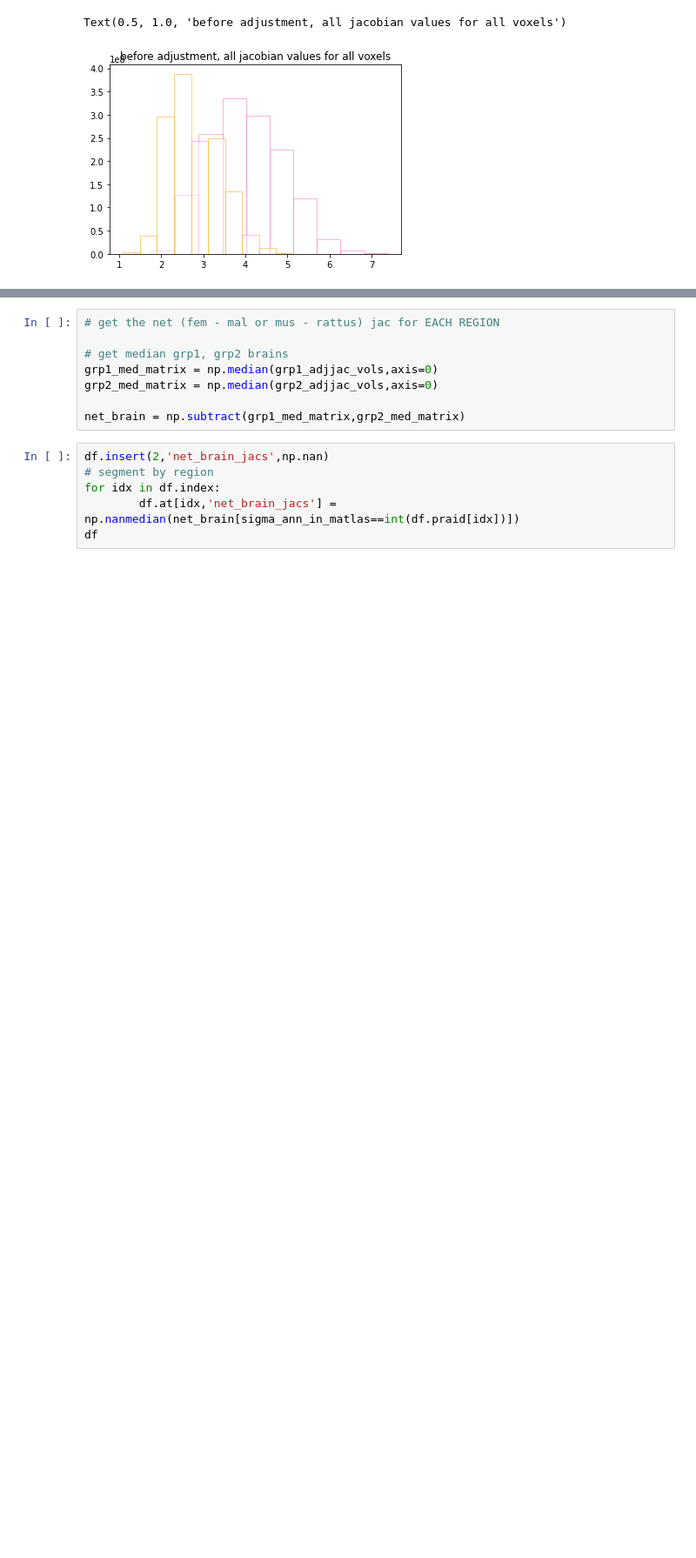
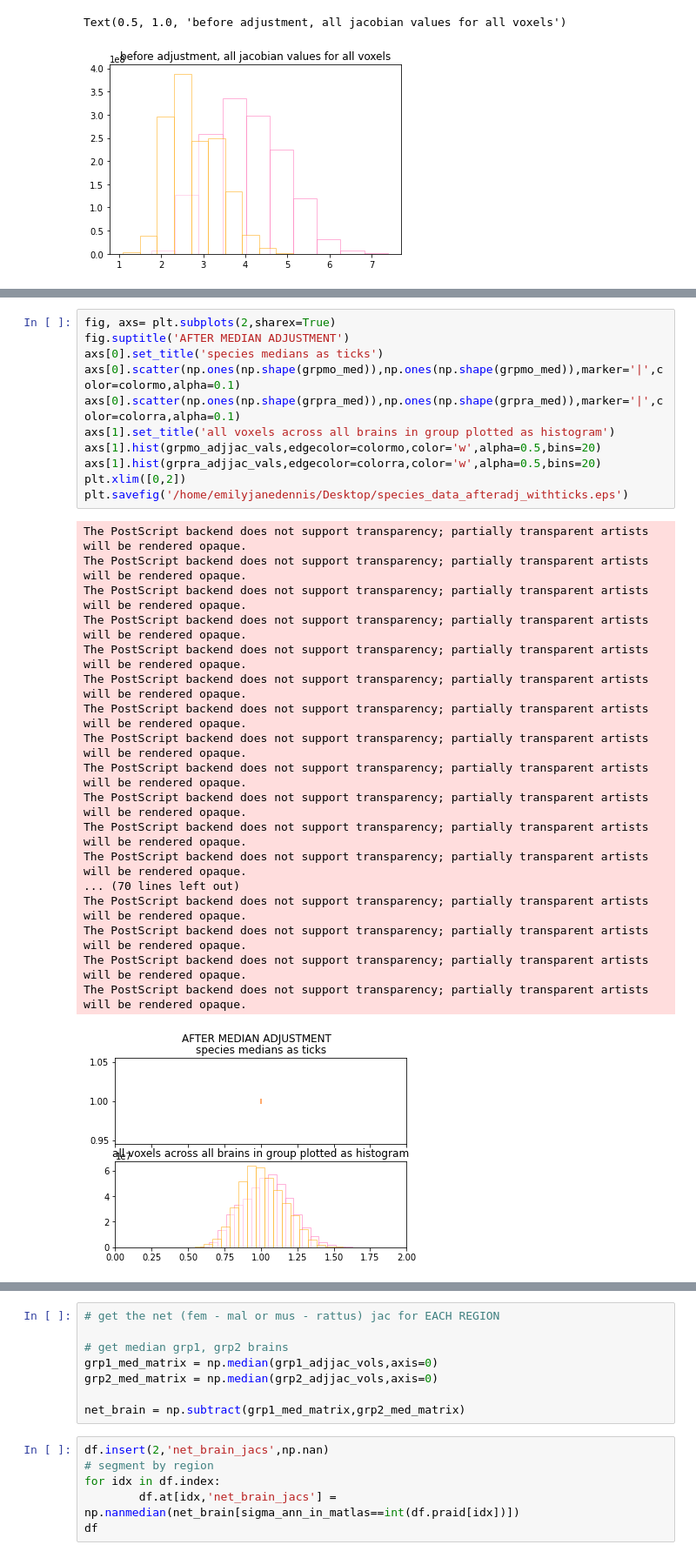
Before and after one commit to emilyjanedennis/PRA, a Jupyter notebook: notebooks/misc/net_jac_net_defo.ipynb, the cells around one changed output, grey strips where cells are left out. Shown at 87% size. Drawn from its saved outputs; the diff is of its cells as text; blank space fills up the shorter version.

```diff
--- a/notebooks/misc/net_jac_net_defo.ipynb
+++ b/notebooks/misc/net_jac_net_defo.ipynb
@@ -114,0 +310,30 @@ Text(0.5, 1.0, 'median values for each volume')
+# %%
+fig, axs= plt.subplots(2,sharex=True)
+fig.suptitle('AFTER MEDIAN ADJUSTMENT')
+axs[0].set_title('species medians as ticks')
+axs[0].scatter(np.ones(np.shape(grpmo_med)),np.ones(np.shape(grpmo_med)),marker='|',color=colormo,alpha=0.1)
+axs[0].scatter(np.ones(np.shape(grpra_med)),np.ones(np.shape(grpra_med)),marker='|',color=colorra,alpha=0.1)
+axs[1].set_title('all voxels across all brains in group plotted as histogram')
+axs[1].hist(grpmo_adjjac_vals,edgecolor=colormo,color='w',alpha=0.5,bins=20)
+axs[1].hist(grpra_adjjac_vals,edgecolor=colorra,color='w',alpha=0.5,bins=20)
+plt.xlim([0,2])
+plt.savefig('/home/emilyjanedennis/Desktop/species_data_afteradj_withticks.eps')
+# %% [output]
+The PostScript backend does not support transparency; partially transparent artists will be rendered opaque.
+The PostScript backend does not support transparency; partially transparent artists will be rendered opaque.
+The PostScript backend does not support transparency; partially transparent artists will be rendered opaque.
+The PostScript backend does not support transparency; partially transparent artists will be rendered opaque.
+The PostScript backend does not support transparency; partially transparent artists will be rendered opaque.
+The PostScript backend does not support transparency; partially transparent artists will be rendered opaque.
+The PostScript backend does not support transparency; partially transparent artists will be rendered opaque.
+The PostScript backend does not support transparency; partially transparent artists will be rendered opaque.
+The PostScript backend does not support transparency; partially transparent artists will be rendered opaque.
+The PostScript backend does not support transparency; partially transparent artists will be rendered opaque.
+The PostScript backend does not support transparency; partially transparent artists will be rendered opaque.
+The PostScript backend does not support transparency; partially transparent artists will be rendered opaque.
+... (70 lines left out)
+The PostScript backend does not support transparency; partially transparent artists will be rendered opaque.
+The PostScript backend does not support transparency; partially transparent artists will be rendered opaque.
+The PostScript backend does not support transparency; partially transparent artists will be rendered opaque.
+The PostScript backend does not support transparency; partially transparent artists will be rendered opaque.
+[figure, added]
```
Also changed, not shown: parts of 45 cells of this notebook, 6 other files.
